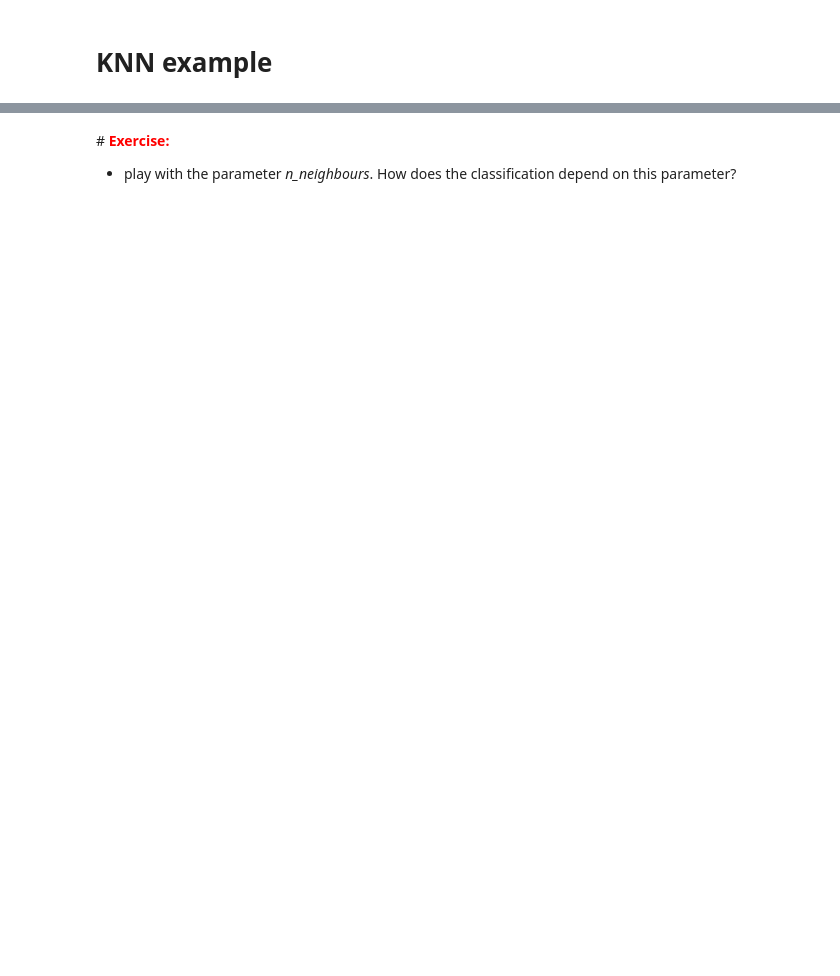
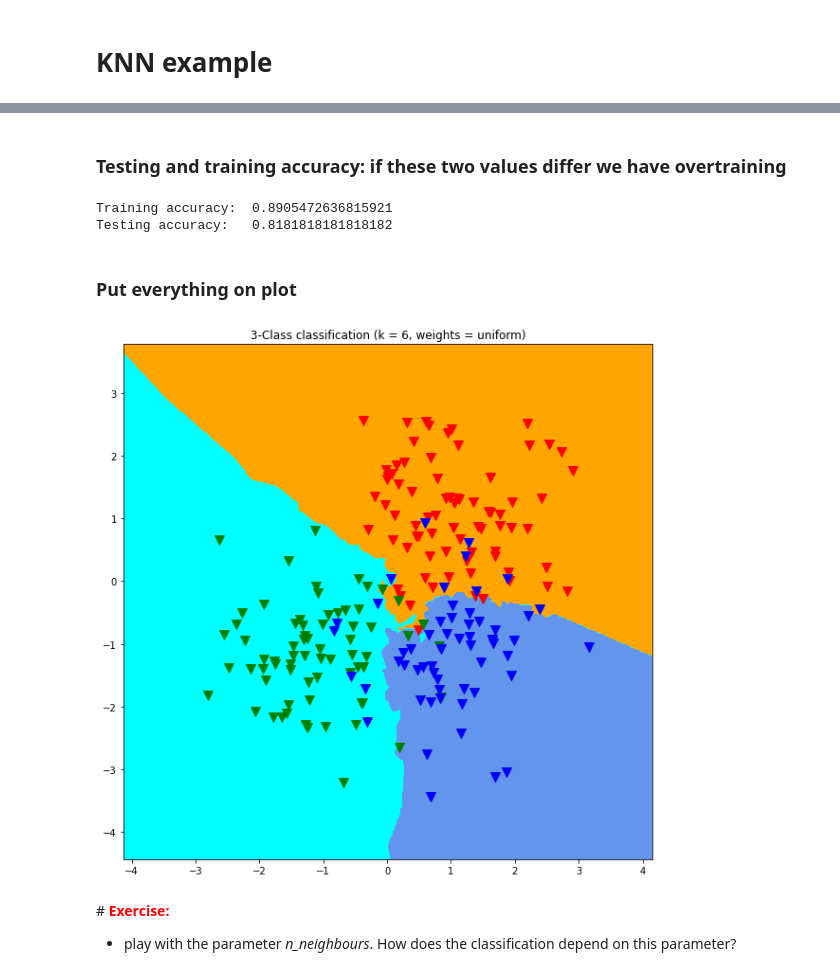
Before and after one commit to marcinwolter/Machine-learning-KISD-2023, a Jupyter notebook: lecture2.ipynb, the cells around one changed output, grey strips where cells are left out. Cells and saved outputs as stored; diff of their text form; code cells hidden in the pictures; blank space fills up the shorter version.

```diff
--- a/lecture2.ipynb
+++ b/lecture2.ipynb
@@ -231,3 +231,49 @@ TypeError: ignored
+# %% [markdown]
+### Testing and training accuracy: if these two values differ we have overtraining
+# %%
+print("Training accuracy: ",accuracy_score(y_train, clf.predict(X_train)))
+print("Testing accuracy:  ",accuracy_score(y_test, clf.predict(X_test)))
+# %% [output]
+Training accuracy:  0.8905472636815921
+Testing accuracy:   0.8181818181818182
+# %% [markdown]
+### Put everything on plot
+# %%
+
+h = 0.02  # step size in the mesh
+
+# Create color maps
+cmap_light = ListedColormap(["orange", "cyan", "cornflowerblue"])
+
+
+# Plot the decision boundary. For that, we will assign a color to each
+# point in the mesh [x_min, x_max]x[y_min, y_max].
+x_min, x_max = X[:, 0].min() - 1, X[:, 0].max() + 1
+y_min, y_max = X[:, 1].min() - 1, X[:, 1].max() + 1
+xx, yy = np.meshgrid(np.arange(x_min, x_max, h), np.arange(y_min, y_max, h))
+Z = clf.predict(np.c_[xx.ravel(), yy.ravel()])
+
+
+plt.figure(figsize=(10, 10))
+# Put the result into a color plot
+Z = Z.reshape(xx.shape)
+plt.contourf(xx, yy, Z, cmap=cmap_light)
+
+# Plot also the training points
+color = ['red','green','blue']
+for i in range(3):
+    #plt.scatter(X_test[np.where(y_test==i), 0], X_test[np.where(y_test==i), 1], s=100, marker="o",color=color[i])
+    plt.scatter(X_train[np.where(y_train==i), 0], X_train[np.where(y_train==i), 1], s=100, marker="v",color=color[i])
+
+
+plt.title(
+        "3-Class classification (k = %i, weights = uniform)" % (n_neighbors)
+)
+
+
+plt.show()
+# %% [output]
+[figure, added]
 # %% [markdown]
 #<font color='red'> **Exercise:**
 * play with the parameter *n_neighbours*. How does the classification depend on this parameter?
```
Also changed, not shown: parts of 20 cells of this notebook.
